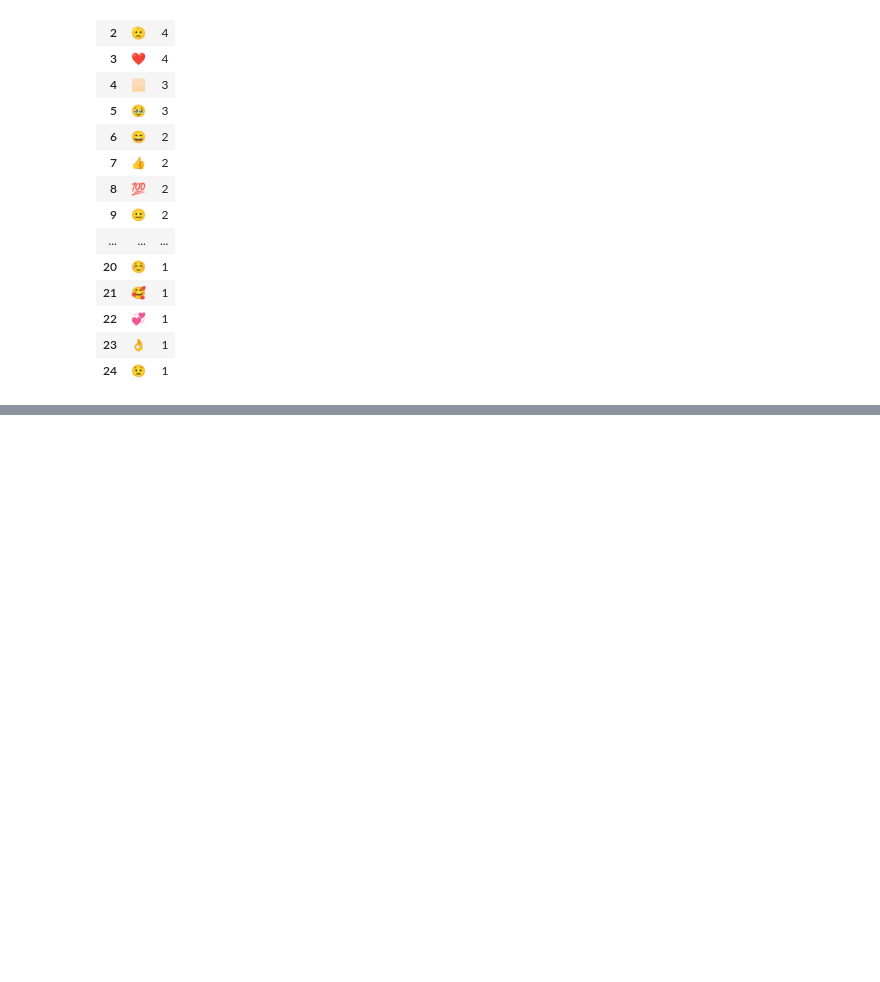
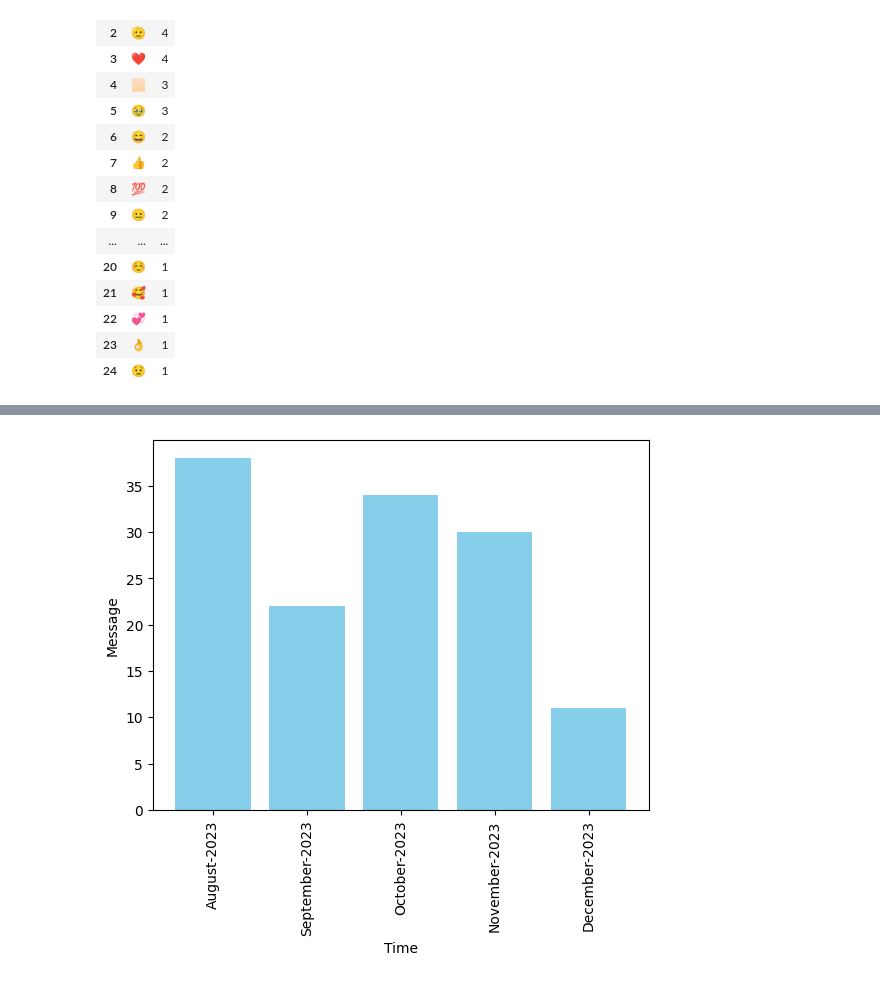
Before and after one commit to MArifBrohi/Machine-Learning-Projects, a Jupyter notebook: preprocessing.ipynb, the cells around one changed output, grey strips where cells are left out. Saved outputs shown, nothing was run; the diff lists cells and outputs as text; code cells hidden in the pictures; blank space fills up the shorter version.

```diff
--- a/preprocessing.ipynb
+++ b/preprocessing.ipynb
@@ -312,0 +464,9 @@ emoji_df
+# %%
+fig, ax = plt.subplots()
+ax.bar(timeline['Time'], timeline['Message'], color='skyblue')
+plt.xticks(rotation='vertical')
+ax.set_ylabel('Message')
+ax.set_xlabel('Time')
+plt.show()
+# %% [output]
+[figure, added]
```
Also changed, not shown: parts of 14 cells of this notebook.
